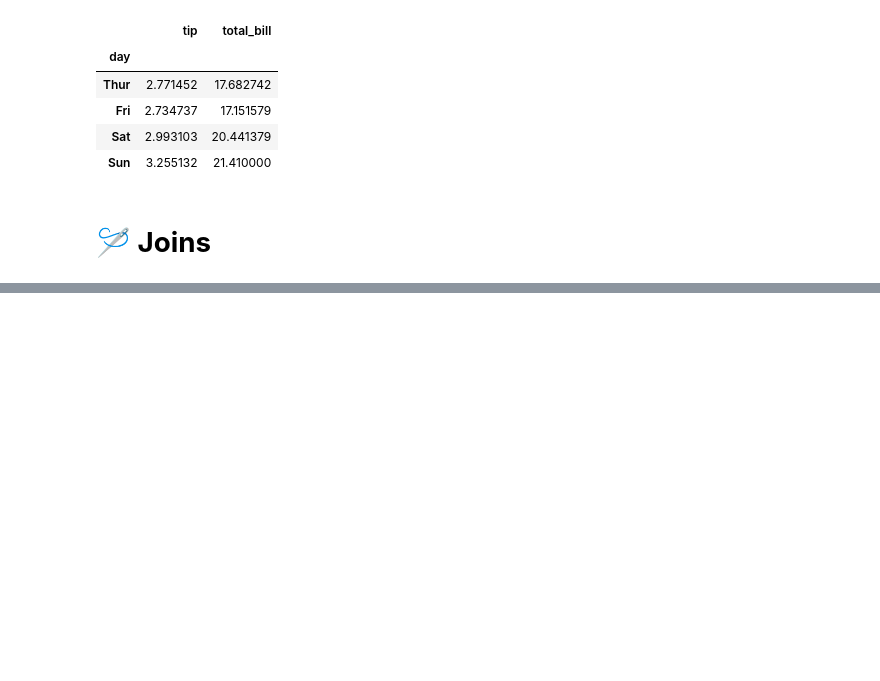
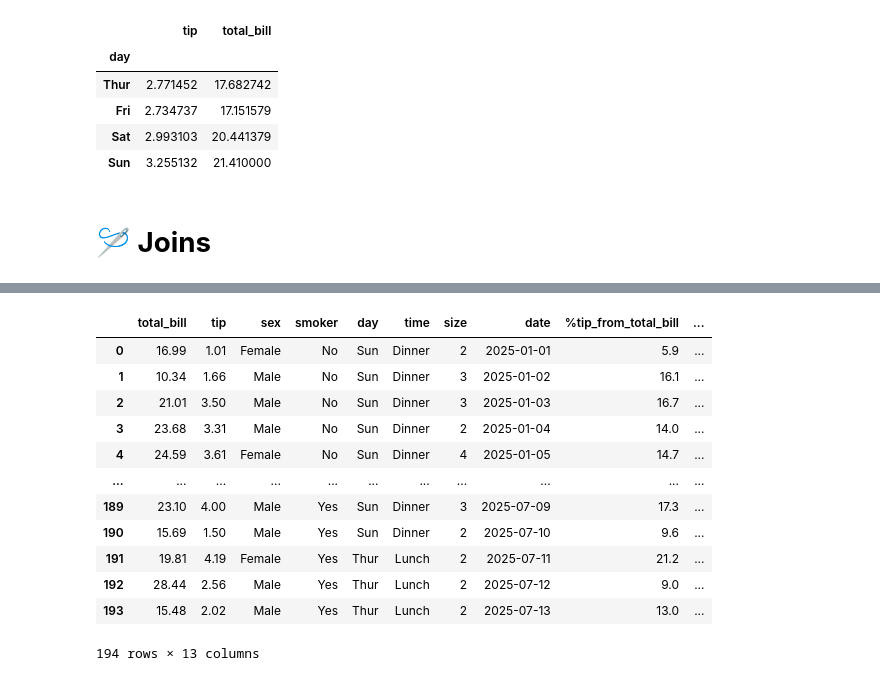
Before and after one commit to marcodelibero/2026---Python-basics, a Jupyter notebook: basic_python_course_v1.ipynb, the cells around one changed output, grey strips where cells are left out. Drawn from its saved outputs; the diff is of its cells as text; code cells hidden in the pictures; blank space fills up the shorter version.

```diff
--- a/basic_python_course_v1.ipynb
+++ b/basic_python_course_v1.ipynb
@@ -365,0 +375,6 @@ tips_df.groupby('day').agg({'tip':'mean','total_bill':'mean'})
+# %%
+day_info = pd.DataFrame({
+    'day': ['Thur', 'Fri', 'Sat', 'Sun'],
+    'day_type': ['Weekday', 'Weekday', 'Weekend', 'Weekend']
+})
+day_info
@@ -365,0 +387,18 @@ tips_df.groupby('day').agg({'tip':'mean','total_bill':'mean'})
+# %%
+#joining day_info to tips_df
+tips_df=tips_df.merge(day_info,on='day',how='left')
+tips_df.head(-50)
+# %% [output]
+|  | total_bill | tip | sex | smoker | day | time | size | date | %tip_from_total_bill | ... |
+| 0 | 16.99 | 1.01 | Female | No | Sun | Dinner | 2 | 2025-01-01 | 5.9 | ... |
+| 1 | 10.34 | 1.66 | Male | No | Sun | Dinner | 3 | 2025-01-02 | 16.1 | ... |
+| 2 | 21.01 | 3.50 | Male | No | Sun | Dinner | 3 | 2025-01-03 | 16.7 | ... |
+| 3 | 23.68 | 3.31 | Male | No | Sun | Dinner | 2 | 2025-01-04 | 14.0 | ... |
+| 4 | 24.59 | 3.61 | Female | No | Sun | Dinner | 4 | 2025-01-05 | 14.7 | ... |
+| ... | ... | ... | ... | ... | ... | ... | ... | ... | ... | ... |
+| 189 | 23.10 | 4.00 | Male | Yes | Sun | Dinner | 3 | 2025-07-09 | 17.3 | ... |
+| 190 | 15.69 | 1.50 | Male | Yes | Sun | Dinner | 2 | 2025-07-10 | 9.6 | ... |
+| 191 | 19.81 | 4.19 | Female | Yes | Thur | Lunch | 2 | 2025-07-11 | 21.2 | ... |
+| 192 | 28.44 | 2.56 | Male | Yes | Thur | Lunch | 2 | 2025-07-12 | 9.0 | ... |
+| 193 | 15.48 | 2.02 | Male | Yes | Thur | Lunch | 2 | 2025-07-13 | 13.0 | ... |
+194 rows × 13 columns
```
Also changed, not shown: parts of 6 cells of this notebook.
